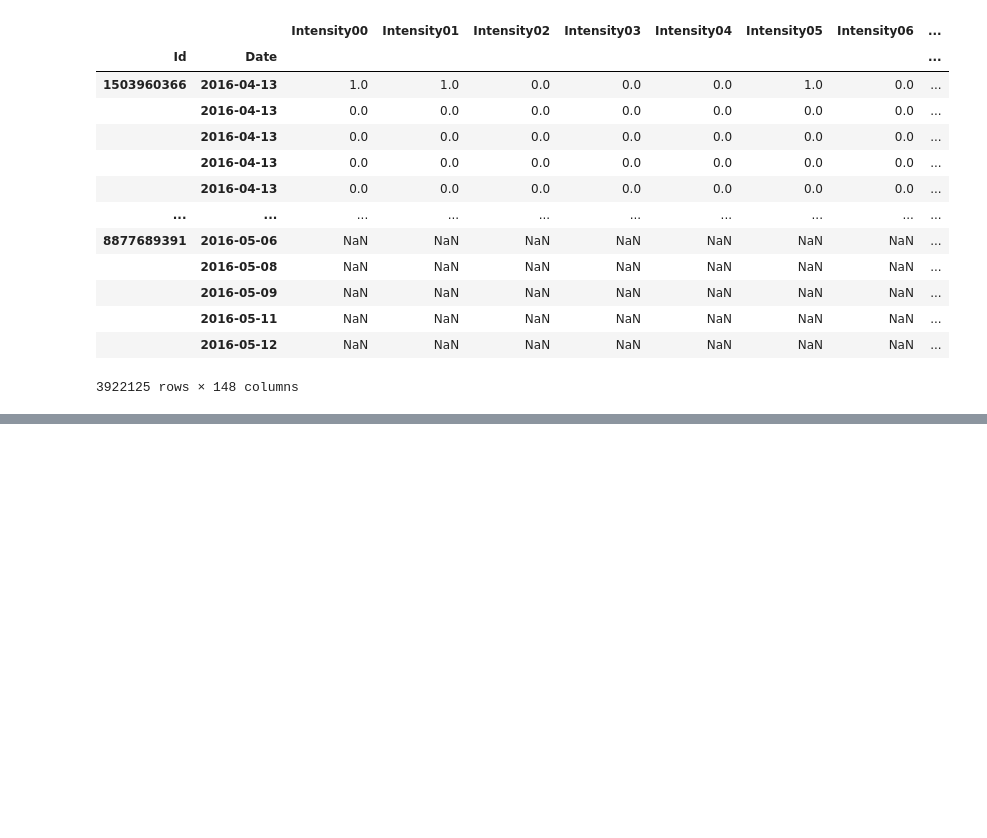
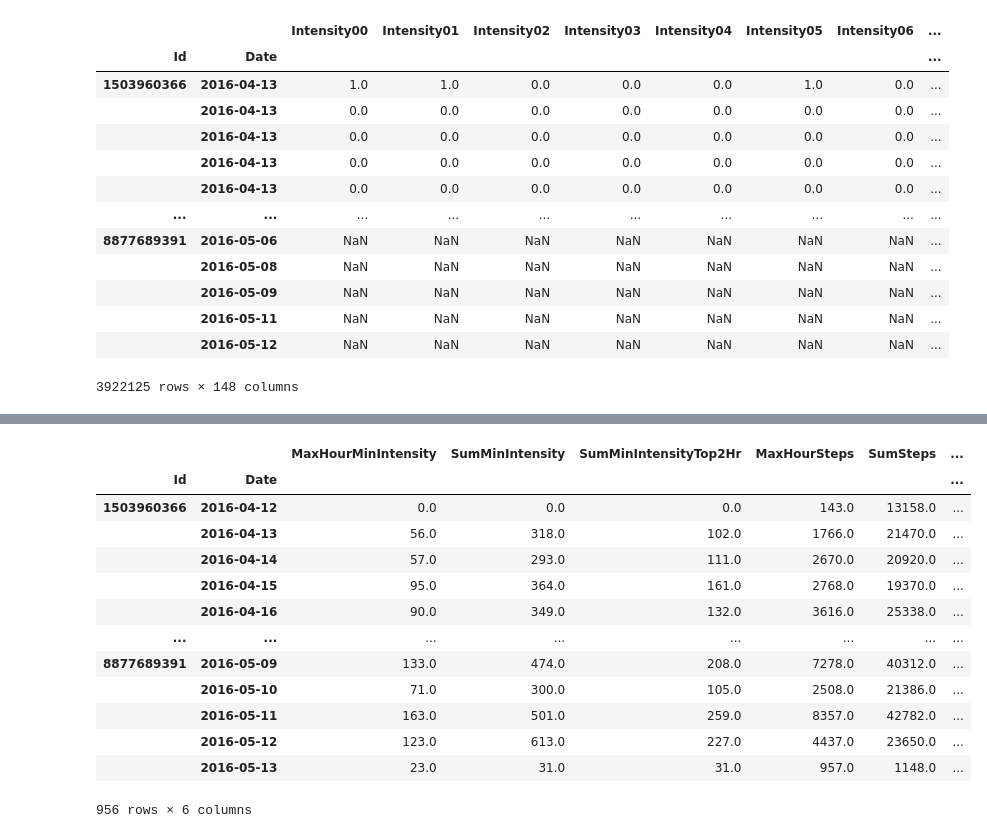
Before and after one commit to adamkhakhar/fitbit, a Jupyter notebook: EDA.ipynb, the cells around one changed output, grey strips where cells are left out. Cells and saved outputs as stored; diff of their text form; code cells hidden in the pictures; blank space fills up the shorter version.

Commit message:
feature creation for intensity and steps

```diff
--- a/EDA.ipynb
+++ b/EDA.ipynb
@@ -464,0 +502,3 @@ index_df.columns.tolist()
+# %%
+features_df = pd.DataFrame()
+features_df
@@ -464,0 +568,26 @@ index_df.columns.tolist()
+# %%
+# Compute avg, sum of steps/intensities per hour per day
+
+features_df["MaxHourMinIntensity"] = index_df.groupby(['Id', 'Date']).agg({'HourSumIntensity': 'max'})[["HourSumIntensity"]]
+features_df["SumMinIntensity"] = index_df.groupby(['Id', 'Date']).agg({'HourSumIntensity': 'sum'})[["HourSumIntensity"]]
+features_df["SumMinIntensityTop2Hr"] = index_df.groupby(['Id', 'Date'])[["timestamp", "HourSumIntensity"]].apply(lambda x: x.nlargest(2, 'HourSumIntensity').sum())["HourSumIntensity"]
+
+features_df["MaxHourSteps"] = index_df.groupby(['Id', 'Date']).agg({'HourSumSteps': 'max'})[["HourSumSteps"]]
+features_df["SumSteps"] = index_df.groupby(['Id', 'Date']).agg({'HourSumSteps': 'sum'})[["HourSumSteps"]]
+features_df["SumStepsTop2Hr"] = index_df.groupby(['Id', 'Date'])[["timestamp", "HourSumSteps"]].apply(lambda x: x.nlargest(2, 'HourSumSteps').sum())["HourSumSteps"]
+features_df
+# %% [output]
+|  |  | MaxHourMinIntensity | SumMinIntensity | SumMinIntensityTop2Hr | MaxHourSteps | SumSteps | ... |
+| Id | Date |  |  |  |  |  | ... |
+| 1503960366 | 2016-04-12 | 0.0 | 0.0 | 0.0 | 143.0 | 13158.0 | ... |
+|  | 2016-04-13 | 56.0 | 318.0 | 102.0 | 1766.0 | 21470.0 | ... |
+|  | 2016-04-14 | 57.0 | 293.0 | 111.0 | 2670.0 | 20920.0 | ... |
+|  | 2016-04-15 | 95.0 | 364.0 | 161.0 | 2768.0 | 19370.0 | ... |
+|  | 2016-04-16 | 90.0 | 349.0 | 132.0 | 3616.0 | 25338.0 | ... |
+| ... | ... | ... | ... | ... | ... | ... | ... |
+| 8877689391 | 2016-05-09 | 133.0 | 474.0 | 208.0 | 7278.0 | 40312.0 | ... |
+|  | 2016-05-10 | 71.0 | 300.0 | 105.0 | 2508.0 | 21386.0 | ... |
+|  | 2016-05-11 | 163.0 | 501.0 | 259.0 | 8357.0 | 42782.0 | ... |
+|  | 2016-05-12 | 123.0 | 613.0 | 227.0 | 4437.0 | 23650.0 | ... |
+|  | 2016-05-13 | 23.0 | 31.0 | 31.0 | 957.0 | 1148.0 | ... |
+956 rows × 6 columns
```
Also changed, not shown: parts of 11 cells of this notebook.
